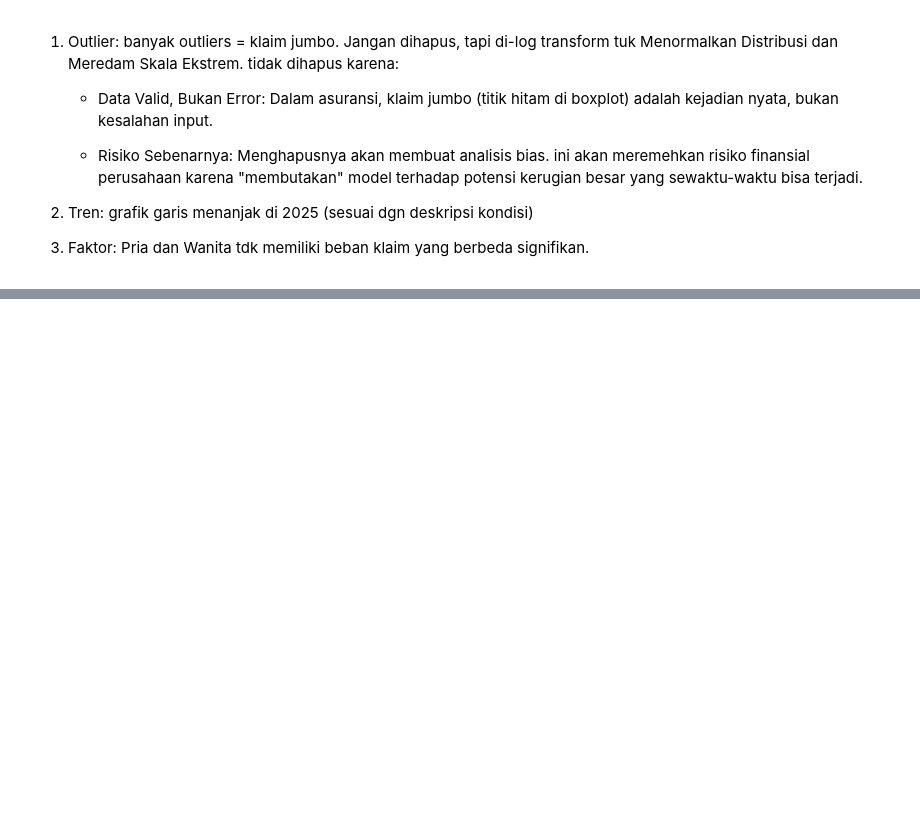
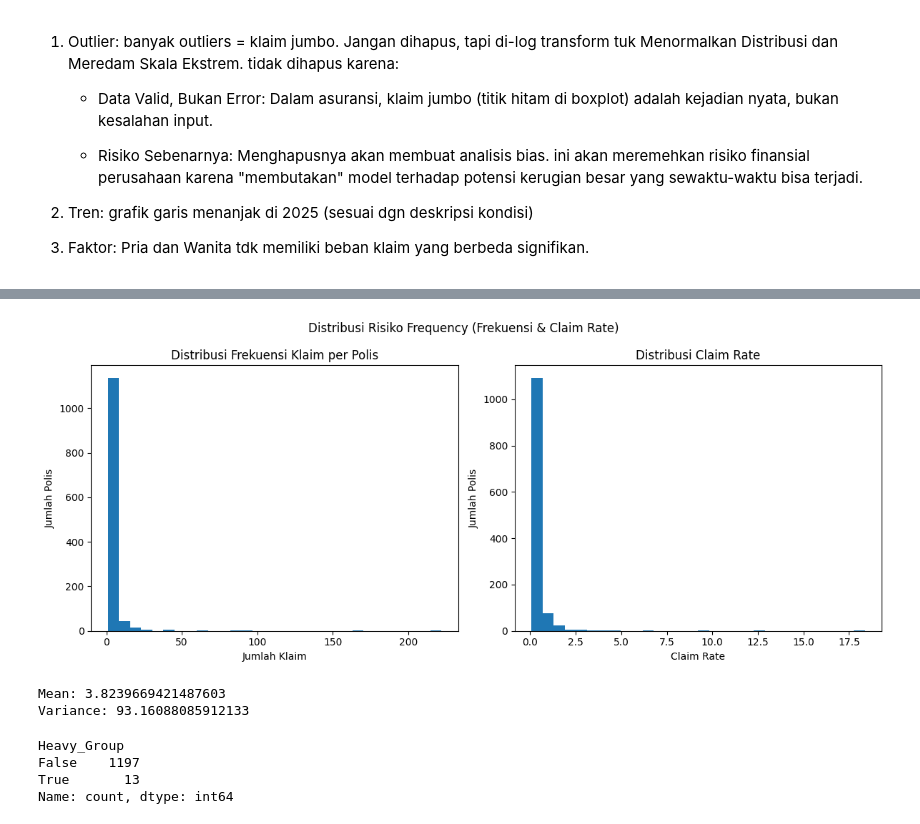
Before and after one commit to danwoy21/data-science-competition, a Jupyter notebook: main.ipynb, the cells around one changed output, grey strips where cells are left out. Cells and saved outputs as stored; diff of their text form; code cells hidden in the pictures; blank space fills up the shorter version.

```diff
--- a/main.ipynb
+++ b/main.ipynb
@@ -319,5 +329,5 @@ CEK KAUSALITAS / FAKTOR2 YG BERHUBUNGAN DENGAN NILAI KLAIM:
 # %%
-# 1. Hitung Usia (Saat masuk RS)
+### 3.2 Frequency Analysis Per Policy
 # Rumus: (Tgl Masuk - Tgl Lahir) / 365
 df_final['Usia'] = (df_final['Tanggal Pasien Masuk RS'] - df_final['Tanggal Lahir']).dt.days // 365
 
@@ -330,6 +340,9 @@ df_final['Bulan'] = df_final['Tanggal Pasien Masuk RS'].dt.month
 df_final['Tahun'] = df_final['Tanggal Pasien Masuk RS'].dt.year
 df_final['Kuartal'] = df_final['Tanggal Pasien Masuk RS'].dt.quarter
 
-# 4. Feature Binning (Opsional): Kelompokkan Usia
+# 4. Feature Binning : Kelompokkan Usia
 # 0-18: Anak, 19-60: Dewasa, >60: Lansia
 df_final['Kategori_Usia'] = pd.cut(df_final['Usia'], bins=[0, 18, 60, 100], labels=['Anak', 'Dewasa', 'Lansia'])
+
+# 5. Hitung Tenure Polis
+df_final['Tenure_Polis'] = (df_final['Tanggal Pasien Masuk RS'] - df_final['Tanggal Efektif Polis']).dt.days // 30
@@ -335,0 +394,44 @@ df_final['Kategori_Usia'] = pd.cut(df_final['Usia'], bins=[0, 18, 60, 100], labe
+# %%
+# Visualisasi Distribusi Frekuensi & Claim Rate
+plt.figure(figsize=(12,5))
+
+# Histogram Frekuensi
+plt.subplot(1,2,1)
+plt.hist(freq_per_polis['Frekuensi'], bins=30)
+plt.title("Distribusi Frekuensi Klaim per Polis")
+plt.xlabel("Jumlah Klaim")
+plt.ylabel("Jumlah Polis")
+
+# Histogram Claim Rate
+plt.subplot(1,2,2)
+plt.hist(freq_per_polis['Claim_Rate'], bins=30)
+plt.title("Distribusi Claim Rate")
+plt.xlabel("Claim Rate")
+plt.ylabel("Jumlah Polis")
+
+plt.suptitle("Distribusi Risiko Frequency (Frekuensi & Claim Rate)", fontsize=12)
+plt.tight_layout()
+plt.show()
+# %% [output]
+[figure, added]
+# %%
+# Oversipersion Check
+mean_freq = freq_per_polis['Frekuensi'].mean()
+var_freq = freq_per_polis['Frekuensi'].var()
+
+print("Mean:", mean_freq)
+print("Variance:", var_freq)
+# %% [output]
+Mean: 3.8239669421487603
+Variance: 93.16088085912133
+# %%
+# Heavy Claimant Check
+freq_per_polis['Claim_Rate'].quantile([0.9,0.95,0.99])
+threshold = freq_per_polis['Claim_Rate'].quantile(0.99)
+freq_per_polis['Heavy_Group'] = freq_per_polis['Claim_Rate'] > threshold
+freq_per_polis['Heavy_Group'].value_counts()
+# %% [output]
+Heavy_Group
+False    1197
+True       13
+Name: count, dtype: int64
```
Also changed, not shown: parts of 27 cells of this notebook.
